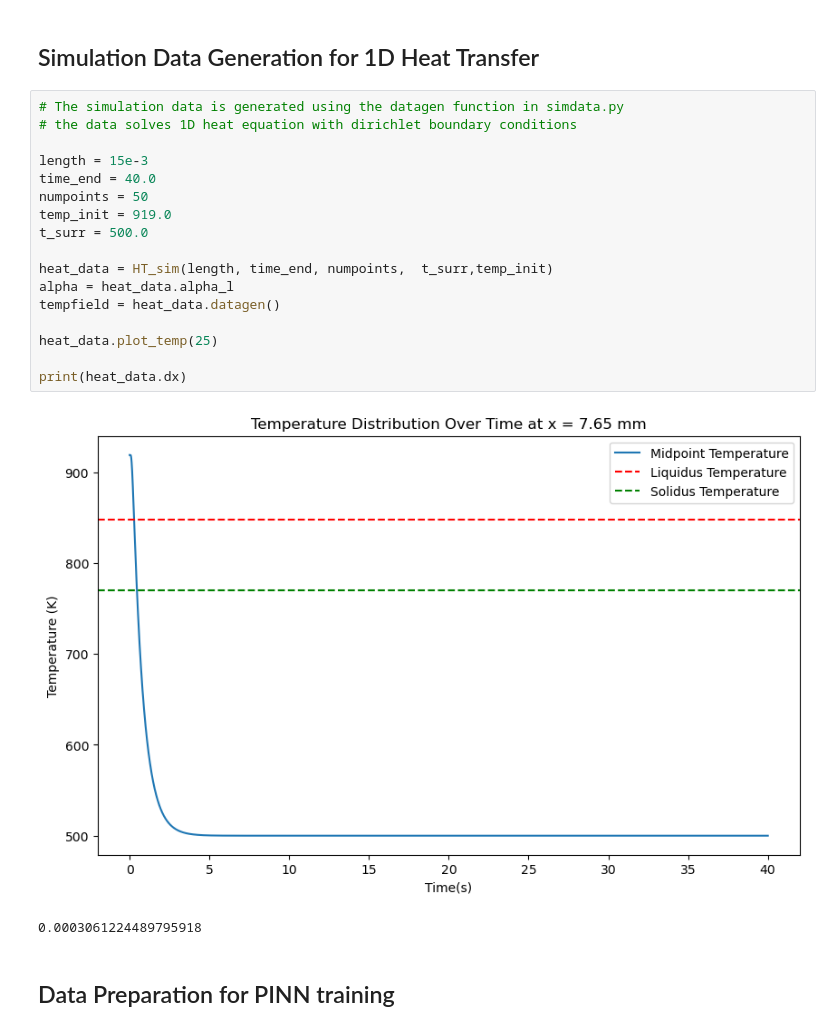
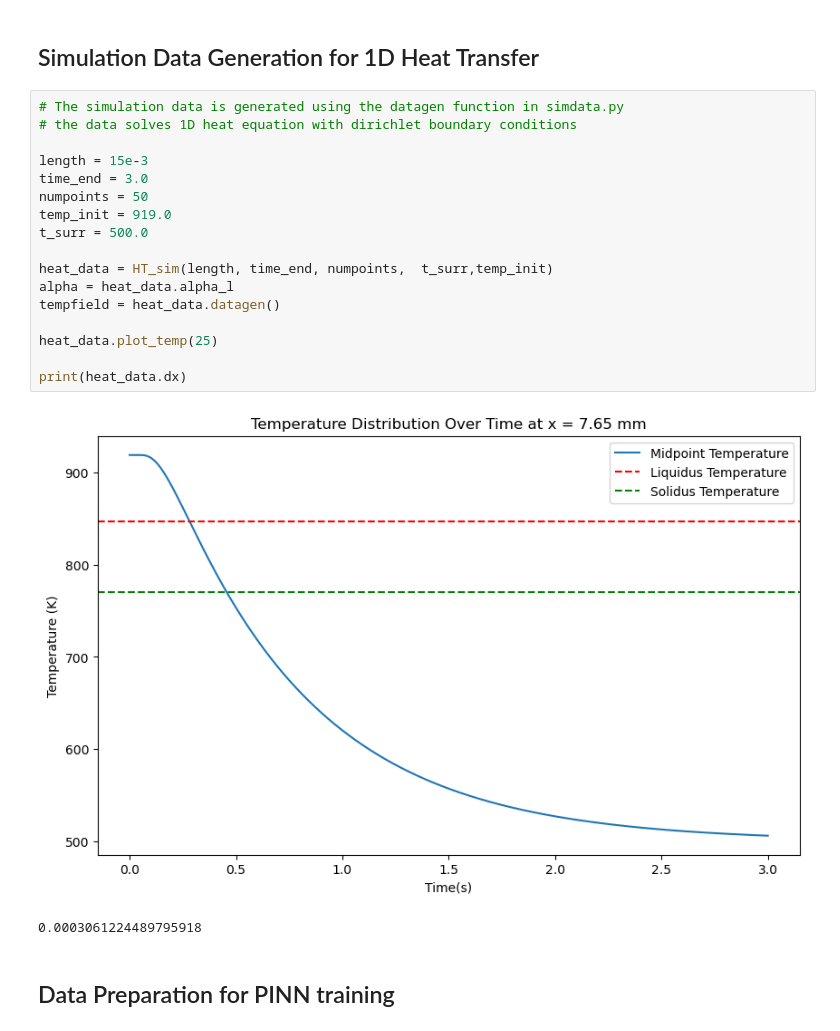
Before and after one commit to radhikrammohan/1D_HT_Pinn, a Jupyter notebook: Data-prep/PINN/Basic_training/1D_PINN.ipynb, the cells around one changed output. Cells and saved outputs as stored; diff of their text form.

```diff
--- a/Data-prep/PINN/Basic_training/1D_PINN.ipynb
+++ b/Data-prep/PINN/Basic_training/1D_PINN.ipynb
@@ -26,22 +26,22 @@ from train_testloop import training_loop
 # %%
 # The simulation data is generated using the datagen function in simdata.py
 # the data solves 1D heat equation with dirichlet boundary conditions
 
 length = 15e-3
-time_end = 40.0
+time_end = 3.0
 numpoints = 50
 temp_init = 919.0
 t_surr = 500.0
 
 heat_data = HT_sim(length, time_end, numpoints,  t_surr,temp_init)
 alpha = heat_data.alpha_l
 tempfield = heat_data.datagen()
 
 heat_data.plot_temp(25)
 
 print(heat_data.dx)
 # %% [output]
-[figure, old version]
+[figure, new version]
 0.0003061224489795918
 # %% [markdown]
 ## Data Preparation for PINN training
```
Also changed, not shown: parts of 10 cells of this notebook.
